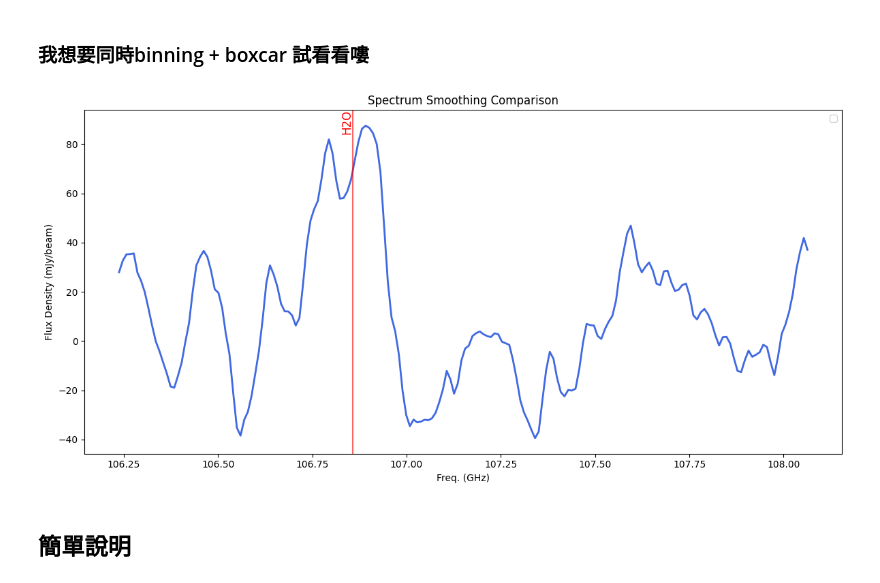
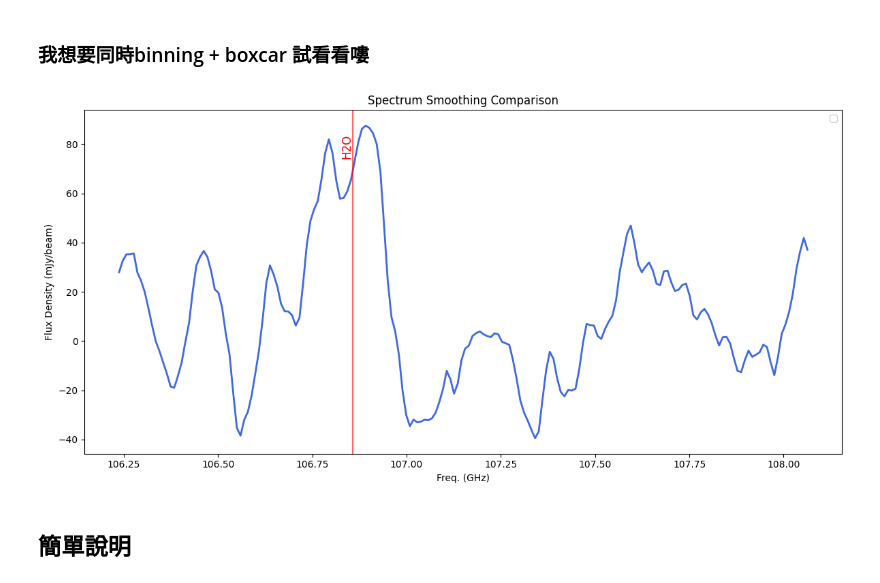
Before and after one commit to 000RF/spectral-line, a Jupyter notebook: Cloverleaf/spw27/spw27.ipynb, the cells around one changed output. Drawn from its saved outputs; the diff is of its cells as text; code cells hidden in the pictures.

```diff
--- a/Cloverleaf/spw27/spw27.ipynb
+++ b/Cloverleaf/spw27/spw27.ipynb
@@ -209,19 +209,19 @@ y_bin_boxcar = boxcar_smooth(y_bin, kernel_size=8)
 # %%
 plt.figure(figsize=(12, 6))
 plt.plot(x_bin, y_bin_boxcar, color="royalblue", linewidth=2)
 
 for freq, label in my_lines:
     plt.axvline(freq, color="red", linestyle="-", alpha=0.6)
-    plt.text(freq, max(y_gauss)*0.9, label, rotation=90, color="red", fontsize=12, ha='right', va='bottom')
+    plt.text(freq, max(y_gauss)*0.9, label, rotation=90, color="red", fontsize=12, ha='right', va='top')
 
 plt.xlabel("Freq. (GHz)")
 plt.ylabel("Flux Density (mJy/beam)")
 plt.title("Spectrum Smoothing Comparison")
 plt.legend()
 plt.tight_layout()
 plt.show()
 # %% [output]
-[figure, old version]
+[figure, new version]
 # %% [markdown]
 ## 簡單說明
 # %% [markdown]
```
Also changed, not shown: parts of 2 cells of this notebook.
